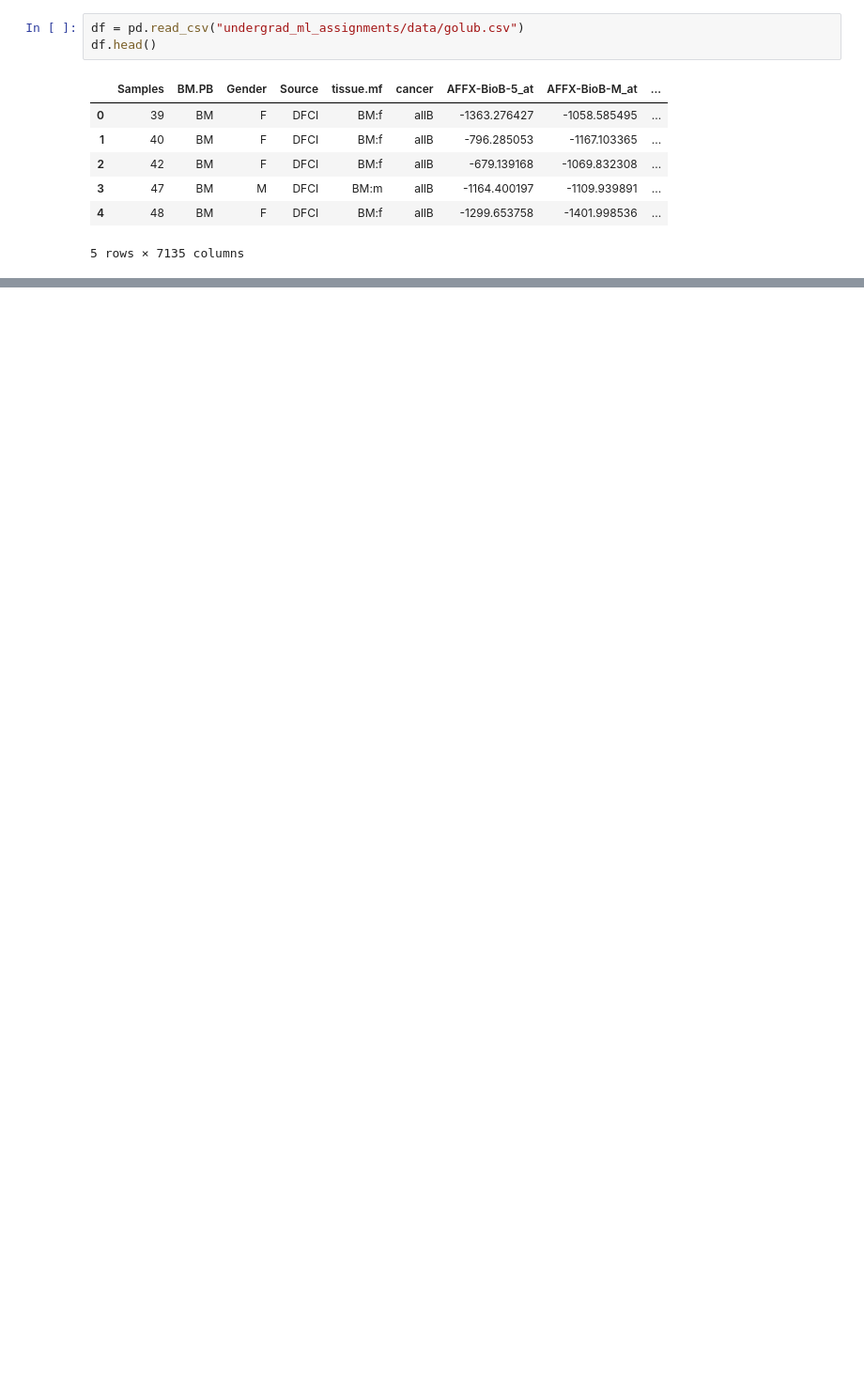
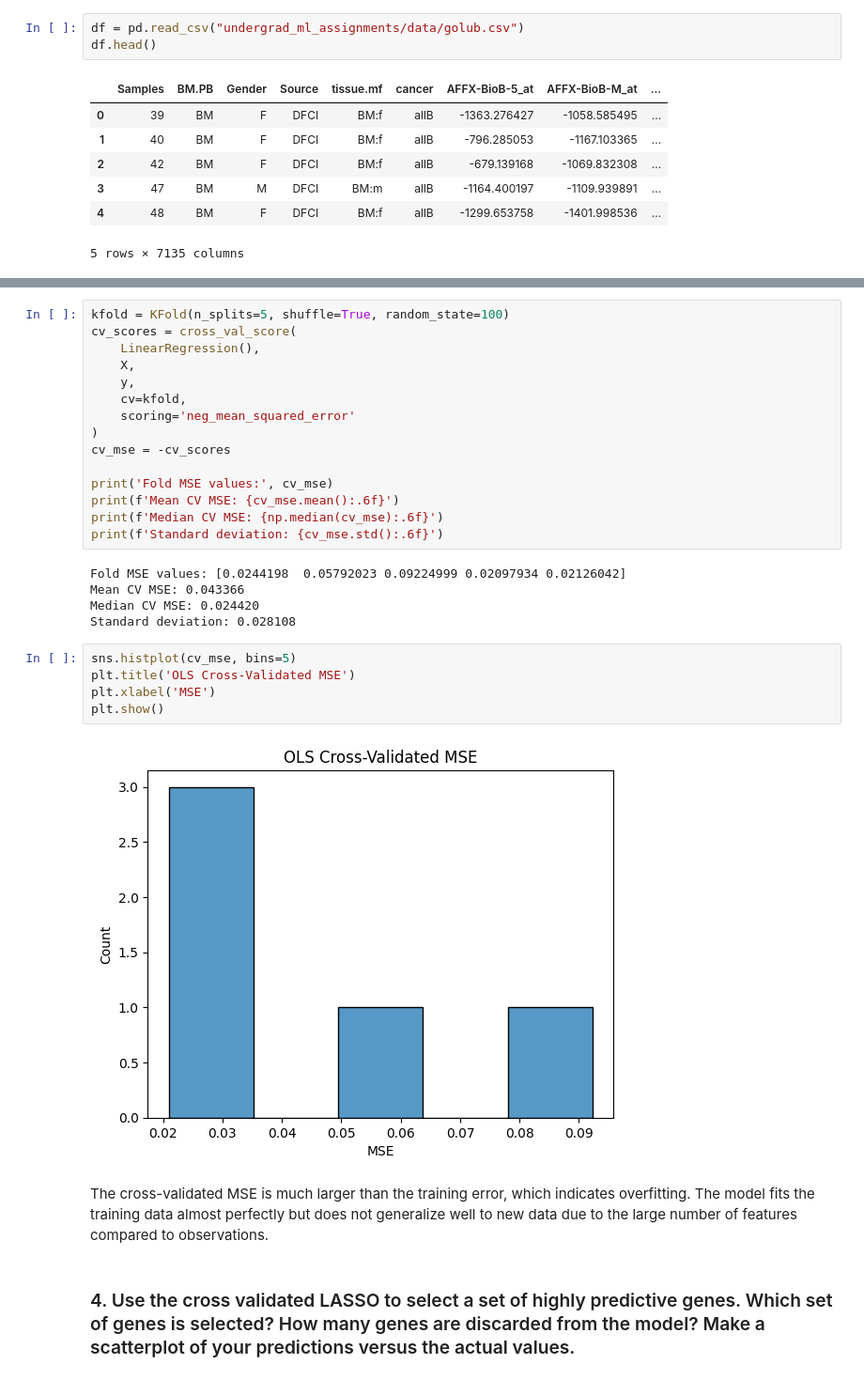
Before and after one commit to namithatholasi/undergrad_ml_assignments, a Jupyter notebook: genomics_lab.ipynb, the cells around one changed output, grey strips where cells are left out. Shown at 94% size. Drawn from its saved outputs; the diff is of its cells as text; blank space fills up the shorter version.

```diff
--- a/genomics_lab.ipynb
+++ b/genomics_lab.ipynb
@@ -145,0 +113,31 @@ coefs_star = Lasso(alpha=alpha_star, max_iter=10000).fit(X_sc,y).coef_
+# %%
+kfold = KFold(n_splits=5, shuffle=True, random_state=100)
+cv_scores = cross_val_score(
+    LinearRegression(),
+    X,
+    y,
+    cv=kfold,
+    scoring='neg_mean_squared_error'
+)
+cv_mse = -cv_scores
+
+print('Fold MSE values:', cv_mse)
+print(f'Mean CV MSE: {cv_mse.mean():.6f}')
+print(f'Median CV MSE: {np.median(cv_mse):.6f}')
+print(f'Standard deviation: {cv_mse.std():.6f}')
+# %% [output]
+Fold MSE values: [0.0244198  0.05792023 0.09224999 0.02097934 0.02126042]
+Mean CV MSE: 0.043366
+Median CV MSE: 0.024420
+Standard deviation: 0.028108
+# %%
+sns.histplot(cv_mse, bins=5)
+plt.title('OLS Cross-Validated MSE')
+plt.xlabel('MSE')
+plt.show()
+# %% [output]
+[figure, added]
+# %% [markdown]
+The cross-validated MSE is much larger than the training error, which indicates overfitting. The model fits the training data almost perfectly but does not generalize well to new data due to the large number of features compared to observations.
+# %% [markdown]
+### 4. Use the cross validated LASSO to select a set of highly predictive genes. Which set of genes is selected? How many genes are discarded from the model? Make a scatterplot of your predictions versus the actual values.
```
Also changed, not shown: parts of 28 cells of this notebook.
